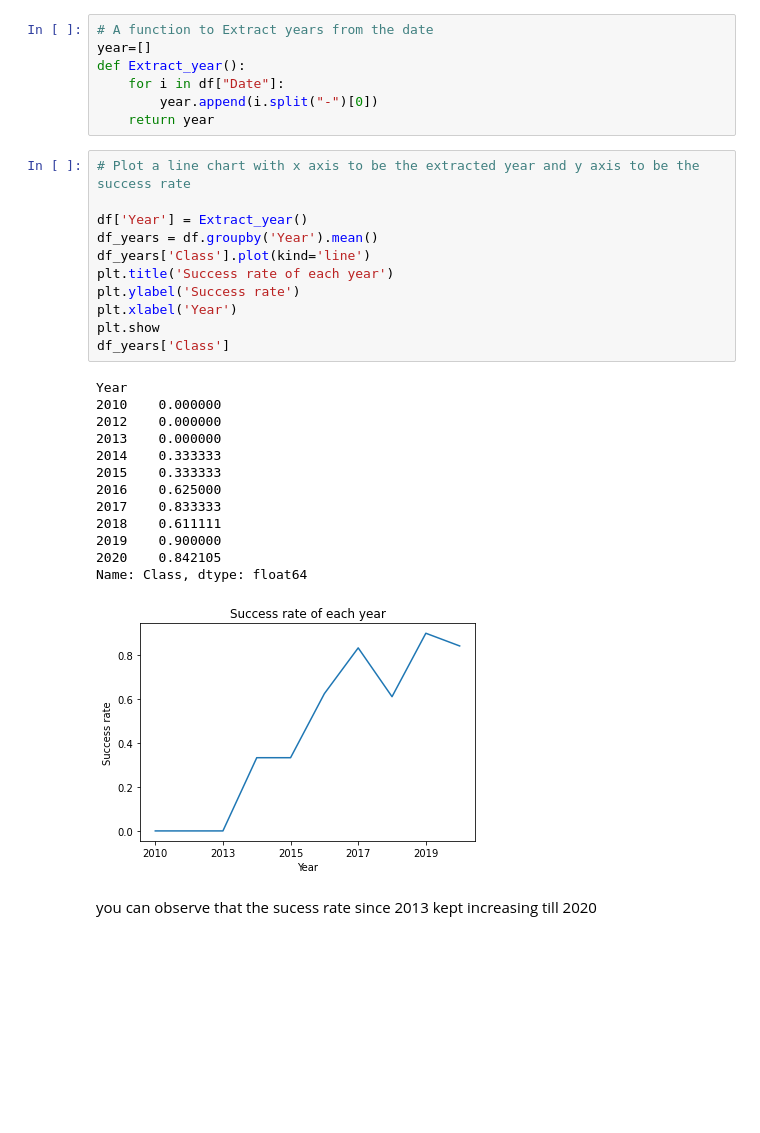
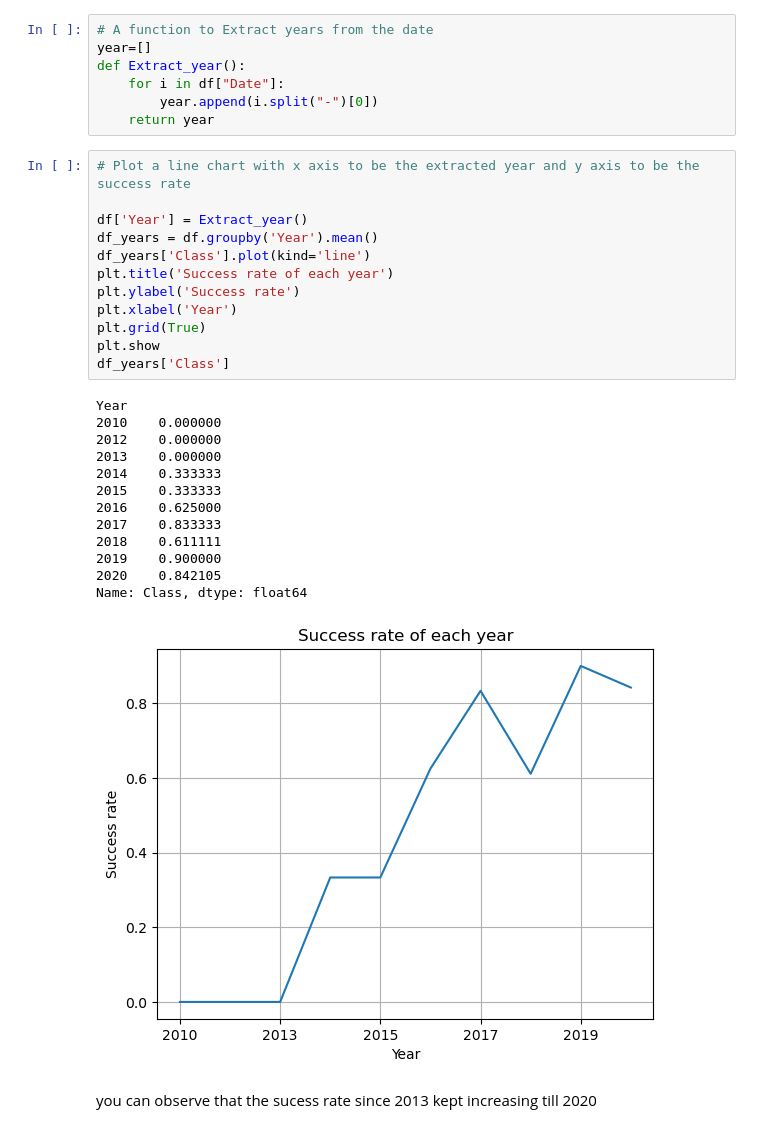
Before and after one commit to Nazalekser/IBM-Data-Science, a Jupyter notebook: 10-5-jupyter-labs-eda-dataviz.ipynb, the cells around one changed output. Cells and saved outputs as stored; diff of their text form; blank space fills up the shorter version.

```diff
--- a/10-5-jupyter-labs-eda-dataviz.ipynb
+++ b/10-5-jupyter-labs-eda-dataviz.ipynb
@@ -189,28 +194,29 @@ def Extract_year():
 # %%
 # Plot a line chart with x axis to be the extracted year and y axis to be the success rate
 
 df['Year'] = Extract_year()
 df_years = df.groupby('Year').mean()
 df_years['Class'].plot(kind='line')
 plt.title('Success rate of each year')
 plt.ylabel('Success rate')
 plt.xlabel('Year')
+plt.grid(True)
 plt.show
 df_years['Class']
 # %% [output]
 Year
 2010    0.000000
 2012    0.000000
 2013    0.000000
 2014    0.333333
 2015    0.333333
 2016    0.625000
 2017    0.833333
 2018    0.611111
 2019    0.900000
 2020    0.842105
 Name: Class, dtype: float64
-[figure, old version]
+[figure, new version]
 # %% [markdown]
 you can observe that the sucess rate since 2013 kept increasing till 2020
 # %% [markdown]
```
Also changed, not shown: parts of 6 cells of this notebook.
